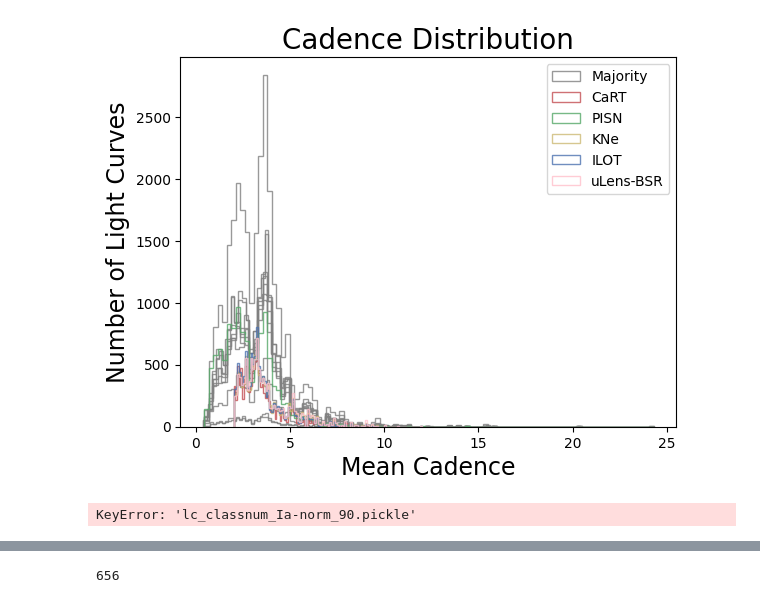
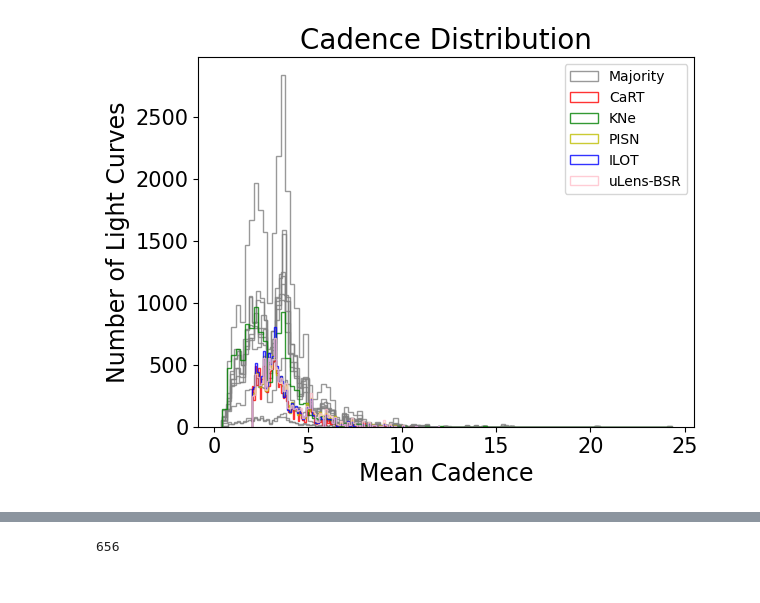
Before and after one commit to Rithwik-G/AstroMCAD, a Jupyter notebook: AstroMCAD.ipynb, the cells around one changed output, grey strips where cells are left out. Saved outputs shown, nothing was run; the diff lists cells and outputs as text; code cells hidden in the pictures.

```diff
--- a/AstroMCAD.ipynb
+++ b/AstroMCAD.ipynb
@@ -20,5 +17,5 @@ To enable the following instructions: SSE3 SSE4.1 SSE4.2 AVX, in other operation
 # %%
-file_names = ['lc_classnum_Ia-norm_90.pickle',
+file_names_load = ['lc_classnum_Ia-norm_90.pickle',
  'lc_classnum_Ia-91bg_67.pickle',
  'lc_classnum_Iax_52.pickle',
 'lc_classnum_Ib.pickle',
@@ -36,9 +33,32 @@ file_names = ['lc_classnum_Ia-norm_90.pickle',
 'lc_classnum_ILOT_62_old.pickle',
 'lc_classnum_uLens-BSR_90_old.pickle']
 
-classes = ['SNIa', 'SNIa-91bg', 'SNIax', 'SNIb', 'SNIc', 'SNIc-BL', 'SNII', 'SNIIn', 'SNIIb', 'TDE', 'SLSN-I', 'AGN', 'CaRT', 'PISN', 'KNe', 'ILOT', 'uLens-BSR']
+file_names = ['lc_classnum_Ia.pickle',
+ 'lc_classnum_Ia-91bg.pickle',
+ 'lc_classnum_Iax.pickle',
+'lc_classnum_Ib.pickle',
+ 'lc_classnum_Ic.pickle',
+ 'lc_classnum_Ic-BL.pickle',
+ 'lc_classnum_II.pickle',
+ 'lc_classnum_IIn.pickle',
+ 'lc_classnum_IIb.pickle',
+ 'lc_classnum_TDE.pickle',
+ 'lc_classnum_SLSN-I.pickle',
+ 'lc_classnum_AGN_old.pickle',
+ 'lc_classnum_CART_old.pickle',
+ 'lc_classnum_Kilonova.pickle',
+'lc_classnum_PISN_old.pickle',
+'lc_classnum_ILOT_old.pickle',
+'lc_classnum_uLens-BSR.pickle']
+
+classes = ['SNIa', 'SNIa-91bg', 'SNIax', 'SNIb', 'SNIc', 'SNIc-BL', 'SNII', 'SNIIn', 'SNIIb', 'TDE', 'SLSN-I', 'AGN', 'CaRT', 'KNe', 'PISN', 'ILOT', 'uLens-BSR']
 
 file_to_class = dict(zip(file_names, classes))
+
+
+class_to_file = {v: k for k, v in file_to_class.items()}
+class_to_file['SNIa-x'] = class_to_file['SNIax']
+class_to_file['SNIa-norm'] = class_to_file['SNIa']
 
 anom_classes = file_names[-5:]
 non_anom_classes = file_names[:-5]
@@ -52,7 +72,6 @@ font = {'size'   : 15}
 matplotlib.rc('font', **font)
 # %%
 full_data = []
-
-for filename in file_names:
-  data = pickle.load(open(f"./saved_light_curves_newsims/{filename}", "rb"))
+for filename in file_names_load:
+  data = pickle.load(open(f"./lightcurves/{filename}", "rb"))
   full_data.append(data)
@@ -72,37 +96,22 @@ for class_num in range(len(file_names)):
 # %%
 # plt.figure(figsize=(8, 8))
 plt.style.use('default')
-for class_num in range(len(file_names)):
-    # print(np.array(mean_cadences[class_num]).shape)
-
-    plt.hist(mean_cadences[class_num], bins=100, label='Majority' if file_to_class[file_names[class_num]] == 'SNIa' else file_to_class[file_names[class_num]] if file_names[class_num] in anom_classes else None, alpha=0.8, histtype='step', color = colors[anom_classes.index(file_names[class_num])] if file_names[class_num] in anom_classes else 'gray')
+for ind in range(len(file_names)):
+    class_num = file_names[ind]
+    # print(colors[anom_classes.index(class_num)] if file_to_class[class_num] in anom_classes else 'gray')
+    plt.hist(mean_cadences[ind], bins=100, label='Majority' if file_to_class[class_num] == 'SNIa' else file_to_class[class_num] if class_num in anom_classes else None, alpha=0.8, histtype='step', color = colors[anom_classes.index(class_num)] if class_num in anom_classes else 'gray')
 
 
 plt.xlabel('Mean Cadence', fontsize=17)
 plt.ylabel('Number of Light Curves', fontsize=17)
 plt.legend()
 # plt.xlim(0, 10)
 
+plt.xticks(fontsize=15)
+plt.yticks(fontsize=15)
+
 plt.title("Cadence Distribution", fontsize=20)
 
-plt.savefig("FiguresNew/cadencedist.pdf", bbox_inches='tight')
+plt.savefig("Figures/cadencedist", bbox_inches='tight')
 # %% [output]
-[figure, old version]
+[figure, new version]
-# %%
-# plt.figure(figsize=(8, 8))
-plt.style.use('default')
-for class_num in file_names:
-    # print(np.array(mean_cadences[class_num]).shape)
-    plt.hist(mean_cadences[class_num], bins=100, label='Majority' if file_to_class[class_num] == 'SNIa' else file_to_class[class_num] if class_num in anom_classes else None, alpha=0.8, histtype='step', color = colors[anom_classes.index(class_num)] if file_to_class in anom_classes else 'gray')
-
-
-plt.xlabel('Mean Cadence', fontsize=17)
-plt.ylabel('Number of Light Curves', fontsize=17)
-plt.legend()
-# plt.xlim(0, 10)
-
-plt.title("Cadence Distribution", fontsize=20)
-
-plt.savefig("Figures/cadencedist", bbox_inches='tight')
-# %% [output]
-KeyError: 'lc_classnum_Ia-norm_90.pickle'
```
Also changed, not shown: parts of 80 cells of this notebook, 27 other files.
